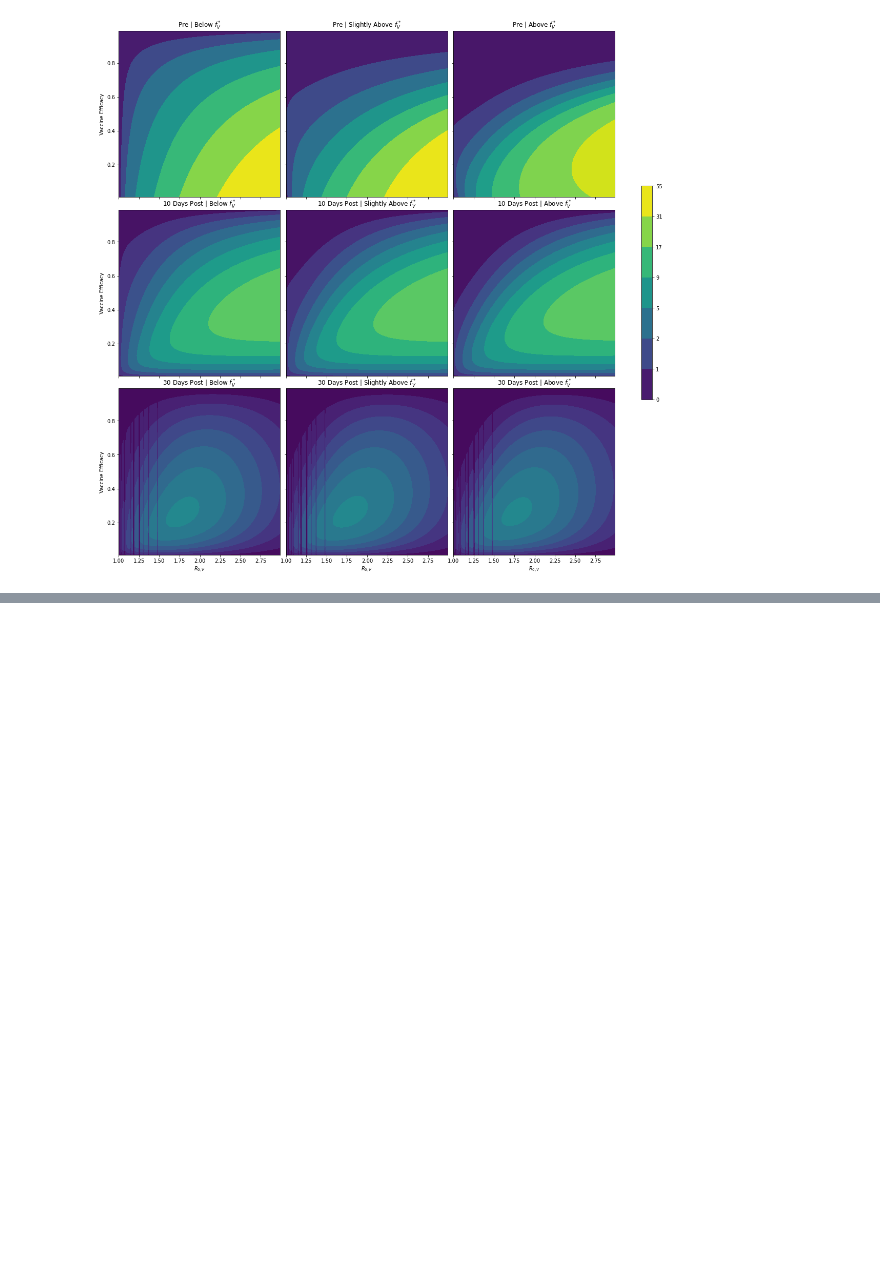
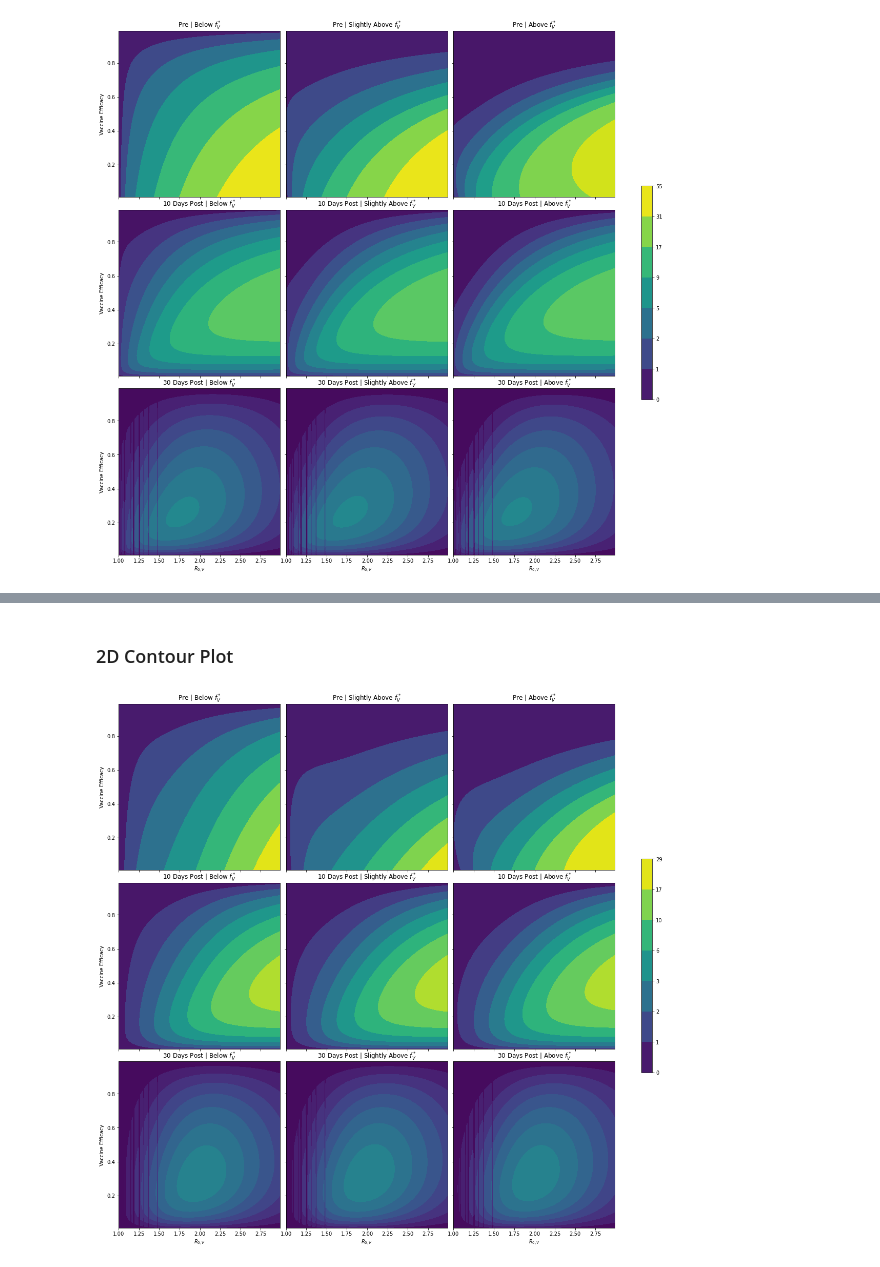
Before and after one commit to anjalika-nande/VaccineEfficacy, a Jupyter notebook: Scenarios.ipynb, the cells around one changed output, grey strips where cells are left out. Drawn from its saved outputs; the diff is of its cells as text; code cells hidden in the pictures; blank space fills up the shorter version.

```diff
--- a/Scenarios.ipynb
+++ b/Scenarios.ipynb
@@ -470,0 +707,51 @@ plt.show()
+# %% [markdown]
+### 2D Contour Plot
+# %%
+fig, axes = plt.subplots(3,3, facecolor='w', figsize=(15,15), sharex=True, sharey=True, gridspec_kw=dict(width_ratios=[1,1,1]))
+norm = plt.Normalize(np.min(np.log(pre_plot_diff_below+1)), np.max(np.log(pre_plot_diff_below+1)))
+
+# Pre-transmission
+proj = axes[0,0].contourf(pre_plot_R0, pre_plot_VE, np.log(pre_plot_diff_below+1), norm=norm, cmap='viridis')
+axes[0,0].set_title('Pre | Below $f^*_V$')
+axes[0,0].set_ylabel('Vaccine Efficacy')
+
+axes[0,1].contourf(pre_plot_R0, pre_plot_VE, np.log(pre_plot_diff_slabove+1), norm=norm, cmap='viridis')
+axes[0,1].set_title('Pre | Slightly Above $f^*_V$')
+
+#ax3 = fig.add_subplot(133)
+axes[0,2].contourf(pre_plot_R0, pre_plot_VE, np.log(pre_plot_diff_above+1), norm=norm, cmap='viridis')
+axes[0,2].set_title('Pre | Above $f^*_V$')
+
+# 10 days post-transmission
+axes[1,0].contourf(post10_plot_R0, post10_plot_VE, np.log(post10_plot_diff_below+1), norm=norm, cmap='viridis')
+axes[1,0].set_title('10 Days Post | Below $f^*_V$')
+axes[1,0].set_ylabel('Vaccine Efficacy')
+
+axes[1,1].contourf(post10_plot_R0, post10_plot_VE, np.log(post10_plot_diff_slabove+1), norm=norm, cmap='viridis')
+axes[1,1].set_title('10 Days Post | Slightly Above $f^*_V$')
+
+axes[1,2].contourf(post10_plot_R0, post10_plot_VE, np.log(post10_plot_diff_above+1), norm=norm, cmap='viridis')
+axes[1,2].set_title('10 Days Post | Above $f^*_V$')
+
+# 30 days post-transmission
+axes[2,0].contourf(post30_plot_R0, post30_plot_VE, np.log(post30_plot_diff_below+1), norm=norm, cmap='viridis')
+axes[2,0].set_title('30 Days Post | Below $f^*_V$')
+axes[2,0].set_ylabel('Vaccine Efficacy')
+axes[2,0].set_xlabel('$R_{0,V}$')
+
+axes[2,1].contourf(post30_plot_R0, post30_plot_VE, np.log(post30_plot_diff_slabove+1), norm=norm, cmap='viridis')
+axes[2,1].set_title('30 Days Post | Slightly Above $f^*_V$')
+axes[2,1].set_xlabel('$R_{0,V}$')
+
+axes[2,2].contourf(post30_plot_R0, post30_plot_VE, np.log(post30_plot_diff_above+1), norm=norm, cmap='viridis')
+axes[2,2].set_title('30 Days Post | Above $f^*_V$')
+axes[2,2].set_xlabel('$R_{0,V}$')
+
+fig.tight_layout(pad=0.1)
+cb = fig.colorbar(mappable=proj, ax=axes, fraction=0.02, shrink=0.5)
+cblabels = np.interp(cb.ax.get_yticks(), cb.ax.get_ylim(), surf1.get_clim())
+cb.ax.set_yticklabels(np.round(np.exp(cblabels)-1).astype(int))
+#plt.savefig('VE vs R0 2D Contour Plot', bbox_inches='tight')
+plt.show()
+# %% [output]
+[figure, added]
```
Also changed, not shown: parts of 11 cells of this notebook, 1 other file.
